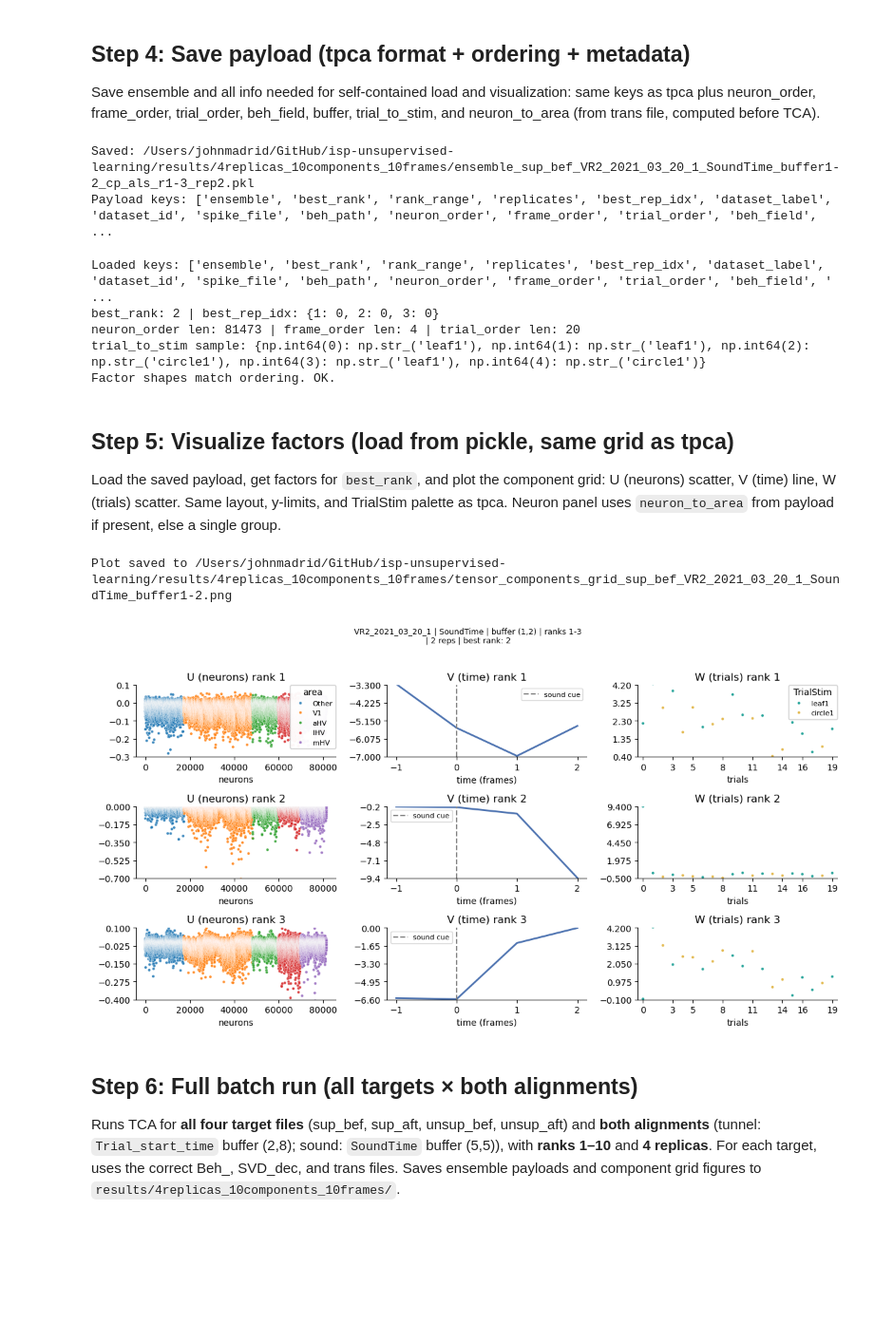
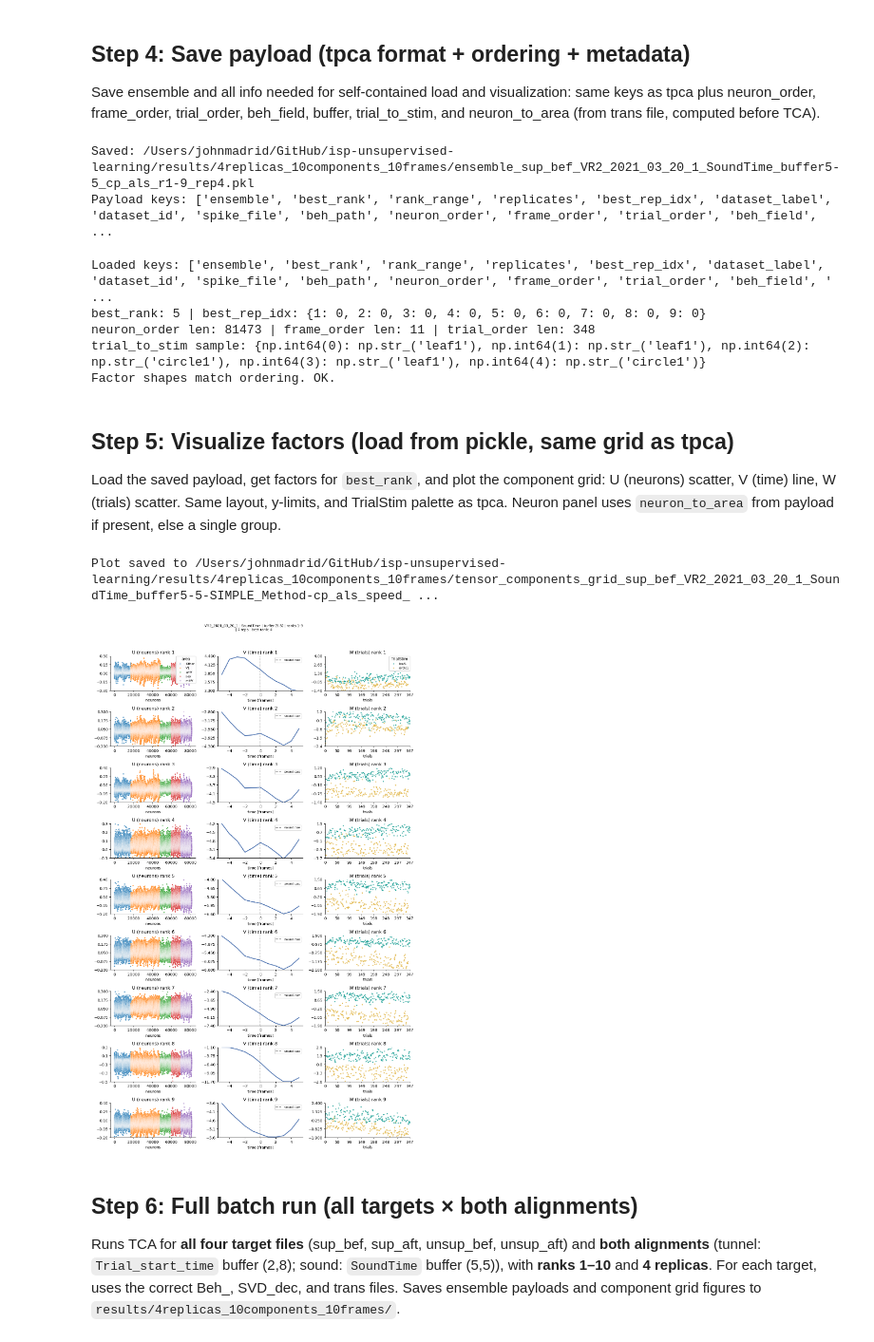
Before and after one commit to JohnMadrid/isp-unsupervised-learning, a Jupyter notebook: Batch_TCA_Pipeline.ipynb, the cells around one changed output. Shown at 95% size. Cells and saved outputs as stored; diff of their text form; code cells hidden in the pictures; blank space fills up the shorter version.

Commit message:
TCA around SoundCue

```diff
--- a/Batch_TCA_Pipeline.ipynb
+++ b/Batch_TCA_Pipeline.ipynb
@@ -167,13 +167,12 @@ def create_3d_matrix(trial_timestamps, buffer, spiking_data, spiking_timestamps)
 # %%
 # Step 2 test: small buffer and subset of trials (run after loading spikes + beh above)
 ft = beh['ft'][: spikes.shape[0] + 1]
-# trial_timestamps = beh['SoundTime']
-trial_timestamps = beh['Trial_start_time']
+trial_timestamps = beh['SoundTime']
+# trial_timestamps = beh['Trial_start_time']
 
 # Small test: 4 time frames (1 before + 2 after center), 20 trials
-
-buffer_small = (1, 2)   # 1 + 2 + 1 = 4 frames
-n_trials_test = 20
+buffer_small = BUFFER_SOUND  # (2, 8)   # 1 + 2 + 1 = 4 frames
+n_trials_test = 348
 trial_ts_test = trial_timestamps[:n_trials_test]
 
 tensor_small = create_3d_matrix(trial_ts_test, buffer_small, spikes, ft)
@@ -331,16 +335,32 @@ if not hasattr(scipy, 'random'):
 import tensortools as tt
 import matplotlib.pyplot as plt
 
+# Build small speed-corrected tensor for Step 3 (uses buffer_small and trial_ts_test from Step 2 test)
+
+run_speed_small = beh['ft_RunSpeed'][: len(ft)]
+
+tensor_small_raw = create_3d_matrix(trial_ts_test, BUFFER_SOUND, spikes, ft)
+n_neurons, n_time, n_trials = tensor_small_raw.shape
+speed_matrix_small = create_speed_matrix(trial_ts_test, BUFFER_SOUND, ft, run_speed_small)
+
+correct_by_step3 = "simple"  # "simple" (Option A) or "bytrial" (Option B)
+tensor_small = speed_correct_tensor(
+    tensor_small_raw, speed_matrix_small, n_neurons, n_time, n_trials, correct_by=correct_by_step3
+)
+
 # Step 3: small rank range and replicates for quick test
-rank_range = range(1, 4)   # ranks 1, 2, 3
-replicates = 2
+rank_range = range(1, 10)   # ranks 1, 2, 3
+replicates = 4
 
 # Alignment and buffer used for this run (for titles and filename)
 # alignment_name = "Trial_start_time"  # tunnel entrance
 alignment_name = "SoundTime"  # tunnel entrance
-buffer_used = buffer_small  # (2, 2) for Step 3 test
+buffer_used = BUFFER_SOUND  # (2, 2) for Step 3 test
+# Option 1: The method "cp_als" fits a unconstrained tensor decomposition
+ensemble_rank_sweep = tt.Ensemble(fit_method="cp_als")
 
-ensemble_rank_sweep = tt.Ensemble(fit_method="cp_als")
+# Option 2: The method "ncp_hals" fits a nonnegative tensor decomposition
+# ensemble_rank_sweep = tt.Ensemble(fit_method="ncp_hals")
 ensemble_rank_sweep.fit(tensor_small, ranks=rank_range, replicates=replicates)
 
 fig, axes = plt.subplots(1, 2, figsize=(10, 4))
@@ -467,7 +493,7 @@ with open(save_path, "wb") as f:
 print(f"Saved: {save_path}")
 print(f"Payload keys: {list(payload.keys())}")
 # %% [output]
-Saved: /Users/johnmadrid/GitHub/isp-unsupervised-learning/results/4replicas_10components_10frames/ensemble_sup_bef_VR2_2021_03_20_1_SoundTime_buffer1-2_cp_als_r1-3_rep2.pkl
+Saved: /Users/johnmadrid/GitHub/isp-unsupervised-learning/results/4replicas_10components_10frames/ensemble_sup_bef_VR2_2021_03_20_1_SoundTime_buffer5-5_cp_als_r1-9_rep4.pkl
 Payload keys: ['ensemble', 'best_rank', 'rank_range', 'replicates', 'best_rep_idx', 'dataset_label', 'dataset_id', 'spike_file', 'beh_path', 'neuron_order', 'frame_order', 'trial_order', 'beh_field',  ...
 # %%
 # Load and verify saved payload
@@ -487,8 +513,8 @@ assert U.shape[0] == len(loaded["neuron_order"]) and V.shape[0] == len(loaded["f
 print("Factor shapes match ordering. OK.")
 # %% [output]
 Loaded keys: ['ensemble', 'best_rank', 'rank_range', 'replicates', 'best_rep_idx', 'dataset_label', 'dataset_id', 'spike_file', 'beh_path', 'neuron_order', 'frame_order', 'trial_order', 'beh_field', ' ...
-best_rank: 2 | best_rep_idx: {1: 0, 2: 0, 3: 0}
-neuron_order len: 81473 | frame_order len: 4 | trial_order len: 20
+best_rank: 5 | best_rep_idx: {1: 0, 2: 0, 3: 0, 4: 0, 5: 0, 6: 0, 7: 0, 8: 0, 9: 0}
+neuron_order len: 81473 | frame_order len: 11 | trial_order len: 348
 trial_to_stim sample: {np.int64(0): np.str_('leaf1'), np.int64(1): np.str_('leaf1'), np.int64(2): np.str_('circle1'), np.int64(3): np.str_('leaf1'), np.int64(4): np.str_('circle1')}
 Factor shapes match ordering. OK.
 # %% [markdown]
@@ -577,36 +603,36 @@ for k, r in enumerate(ranks_list):
     ax2.set_title(f"W (trials) rank {r}")
     ax2.set_xlabel("trials")
     ax2.set_ylabel("")
     ax2.set_ylim(w_min, w_max)
     ax2.set_yticks(np.linspace(w_min, w_max, num=5))
     t_min, t_max = int(trial_order.min()), int(trial_order.max())
     n_ticks = min(8, t_max - t_min + 1)
     ticks = np.unique(np.round(np.linspace(t_min, t_max, num=n_ticks)).astype(int))
     if len(ticks) == 0 or ticks[-1] != t_max:
         ticks = np.append(ticks, t_max)
     ax2.set_xticks(ticks)
     ax2.set_xlim(t_min - 0.5, t_max + 0.5)
     sns.despine(ax=ax2, top=True, right=True)
 
 if n_ranks >= 1:
     leg0 = axes[0, 0].legend(title="area", fontsize=8, loc="upper right", borderaxespad=0.0)
     if leg0 is not None:
         axes[0, 0].add_artist(leg0)
     leg2 = axes[0, 2].legend(title="TrialStim", fontsize=8, loc="upper right", borderaxespad=0.0)
     if leg2 is not None:
         axes[0, 2].add_artist(leg2)
 
 plt.tight_layout(rect=[0, 0, 1, 0.96])  # leave room for suptitle
 plot_filename = results_dir / (
     f"tensor_components_grid_{data['dataset_label']}_{data['dataset_id']}_{data['beh_field']}_"
-    f"buffer{data['buffer'][0]}-{data['buffer'][1]}.png"
+    f"buffer{data['buffer'][0]}-{data['buffer'][1]}-SIMPLE_Method-cp_als_speed_correctionNEW.png"
 )
 plt.savefig(plot_filename, dpi=150, bbox_inches="tight")
 print(f"Plot saved to {plot_filename}")
 plt.show()
 # %% [output]
-Plot saved to /Users/johnmadrid/GitHub/isp-unsupervised-learning/results/4replicas_10components_10frames/tensor_components_grid_sup_bef_VR2_2021_03_20_1_SoundTime_buffer1-2.png
+Plot saved to /Users/johnmadrid/GitHub/isp-unsupervised-learning/results/4replicas_10components_10frames/tensor_components_grid_sup_bef_VR2_2021_03_20_1_SoundTime_buffer5-5-SIMPLE_Method-cp_als_speed_ ...
-[figure, old version]
+[figure, new version]
 # %% [markdown]
 ## Step 6: Full batch run (all targets × both alignments)
 
```
Also changed, not shown: parts of 7 cells of this notebook, 2 other files.
